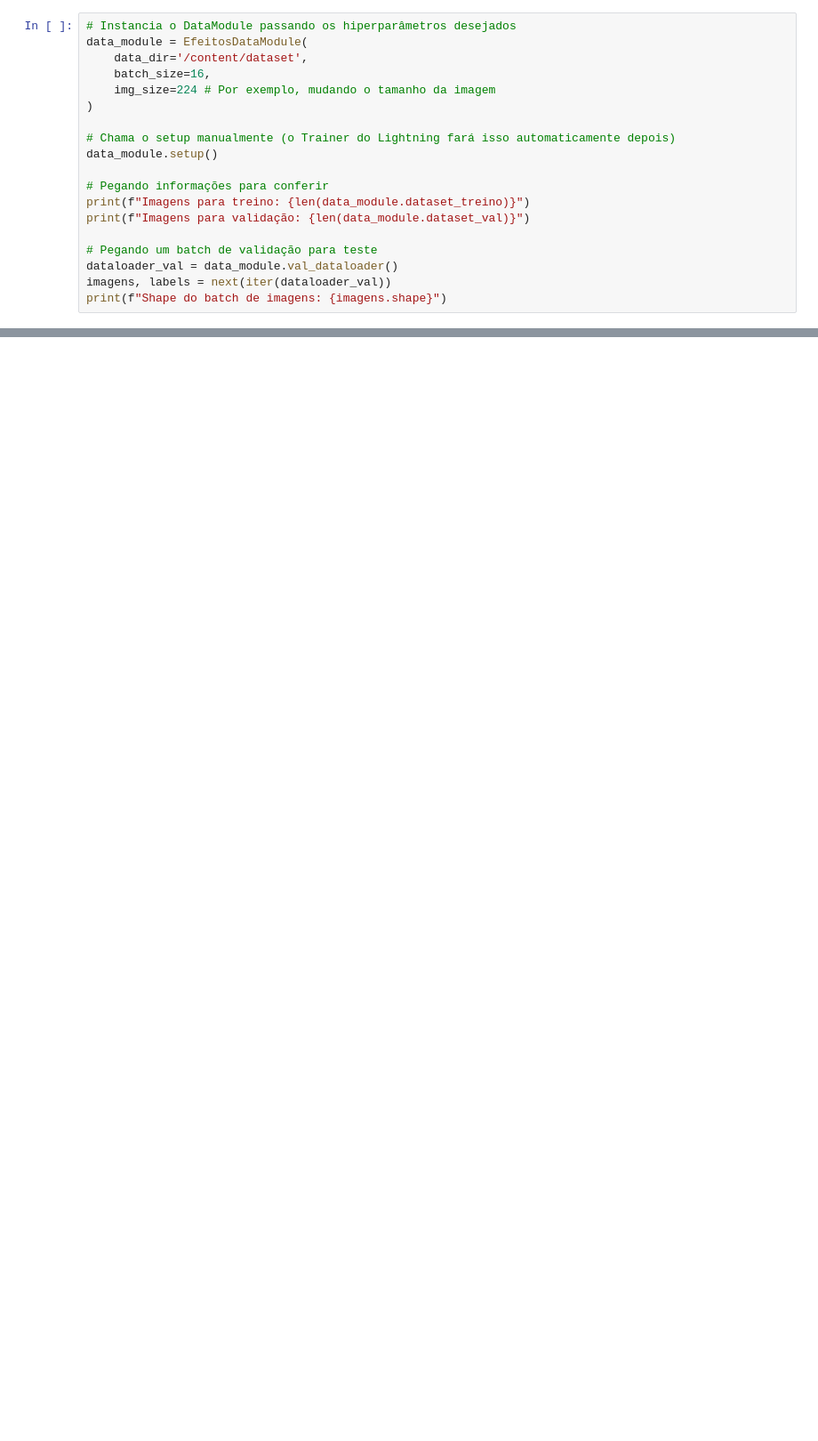
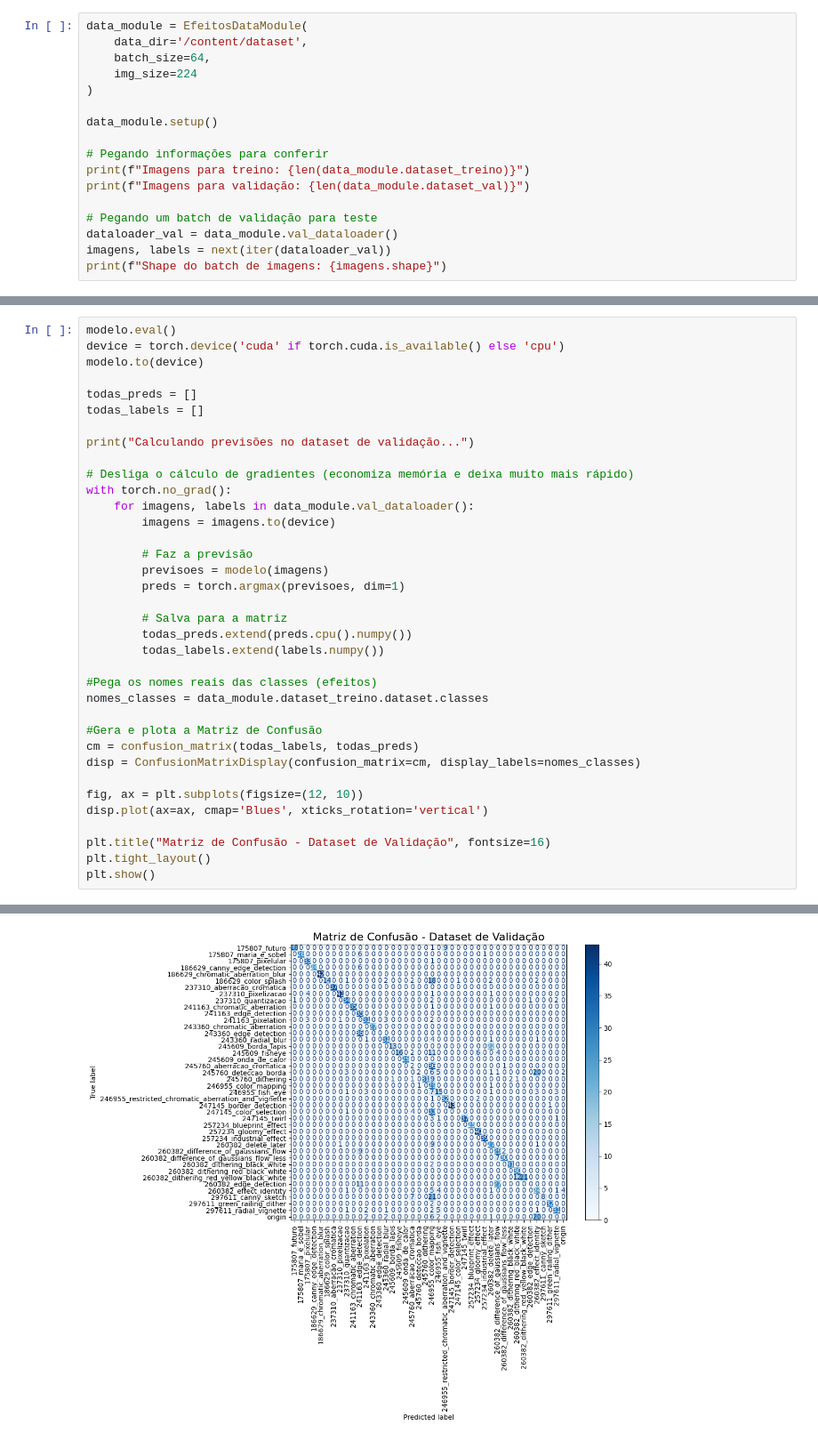
Before and after one commit to UNICAMP-EA979/2026s1-projetopi-e2-HenriqueJose1, a Jupyter notebook: Atividade.ipynb, the cells around one changed output, grey strips where cells are left out. Shown at 89% size. Cells and saved outputs as stored; diff of their text form; blank space fills up the shorter version.

```diff
--- a/Atividade.ipynb
+++ b/Atividade.ipynb
@@ -111,14 +140,12 @@ class EfeitosDataModule(pl.LightningDataModule):
             pin_memory=True
         )
 # %%
-# Instancia o DataModule passando os hiperparâmetros desejados
 data_module = EfeitosDataModule(
     data_dir='/content/dataset',
-    batch_size=16,
-    img_size=224 # Por exemplo, mudando o tamanho da imagem
+    batch_size=64,
+    img_size=224
 )
 
-# Chama o setup manualmente (o Trainer do Lightning fará isso automaticamente depois)
 data_module.setup()
 
 # Pegando informações para conferir
@@ -285,0 +257,37 @@ trainer.fit(model=modelo, datamodule=data_module)
+# %%
+modelo.eval()
+device = torch.device('cuda' if torch.cuda.is_available() else 'cpu')
+modelo.to(device)
+
+todas_preds = []
+todas_labels = []
+
+print("Calculando previsões no dataset de validação...")
+
+# Desliga o cálculo de gradientes (economiza memória e deixa muito mais rápido)
+with torch.no_grad():
+    for imagens, labels in data_module.val_dataloader():
+        imagens = imagens.to(device)
+
+        # Faz a previsão
+        previsoes = modelo(imagens)
+        preds = torch.argmax(previsoes, dim=1)
+
+        # Salva para a matriz
+        todas_preds.extend(preds.cpu().numpy())
+        todas_labels.extend(labels.numpy())
+
+#Pega os nomes reais das classes (efeitos)
+nomes_classes = data_module.dataset_treino.dataset.classes
+
+#Gera e plota a Matriz de Confusão
+cm = confusion_matrix(todas_labels, todas_preds)
+disp = ConfusionMatrixDisplay(confusion_matrix=cm, display_labels=nomes_classes)
+
+fig, ax = plt.subplots(figsize=(12, 10))
+disp.plot(ax=ax, cmap='Blues', xticks_rotation='vertical')
+
+plt.title("Matriz de Confusão - Dataset de Validação", fontsize=16)
+plt.tight_layout()
+plt.show()
+# %% [output]
@@ -285,0 +295 @@ trainer.fit(model=modelo, datamodule=data_module)
+[figure, added]
```
Also changed, not shown: parts of 15 cells of this notebook.
